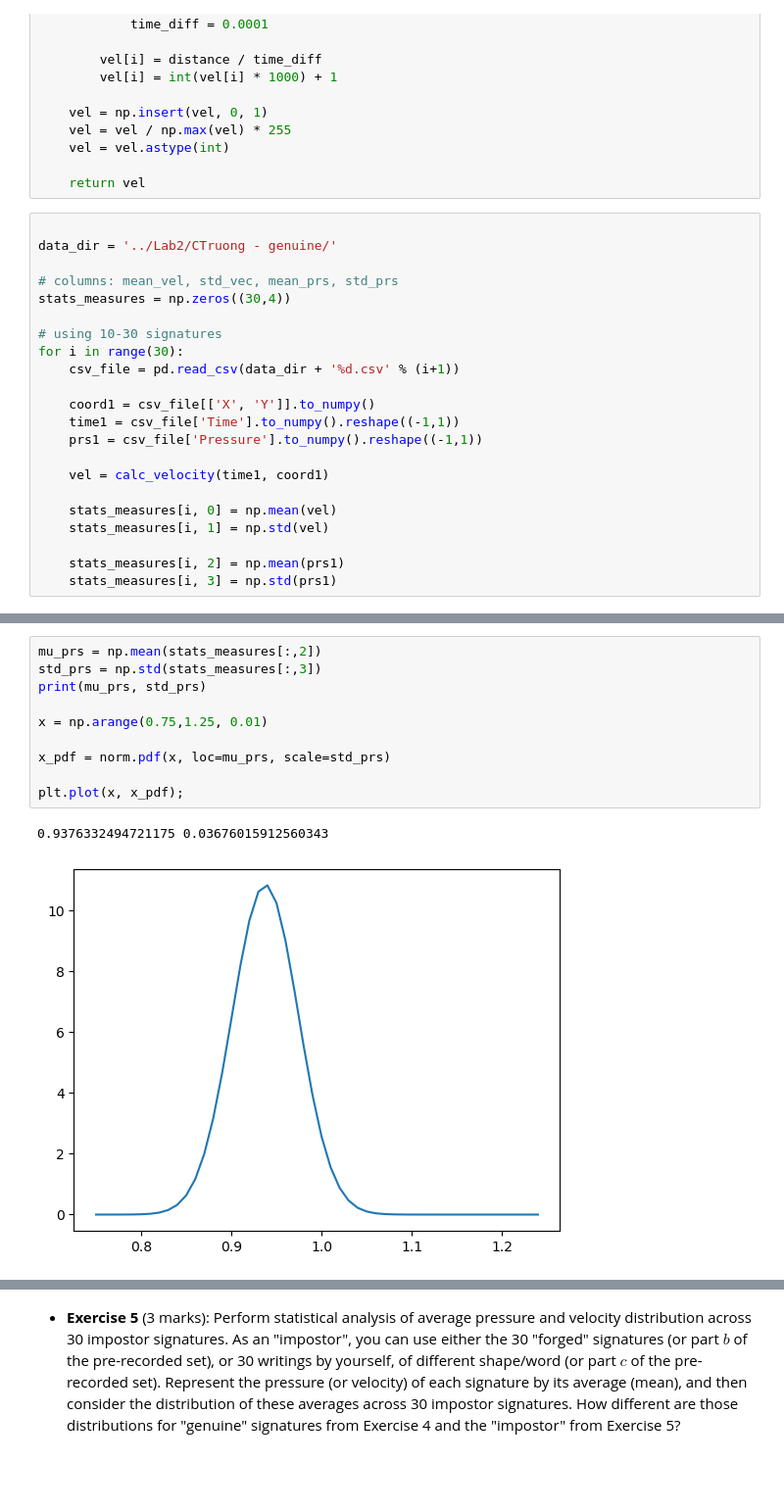
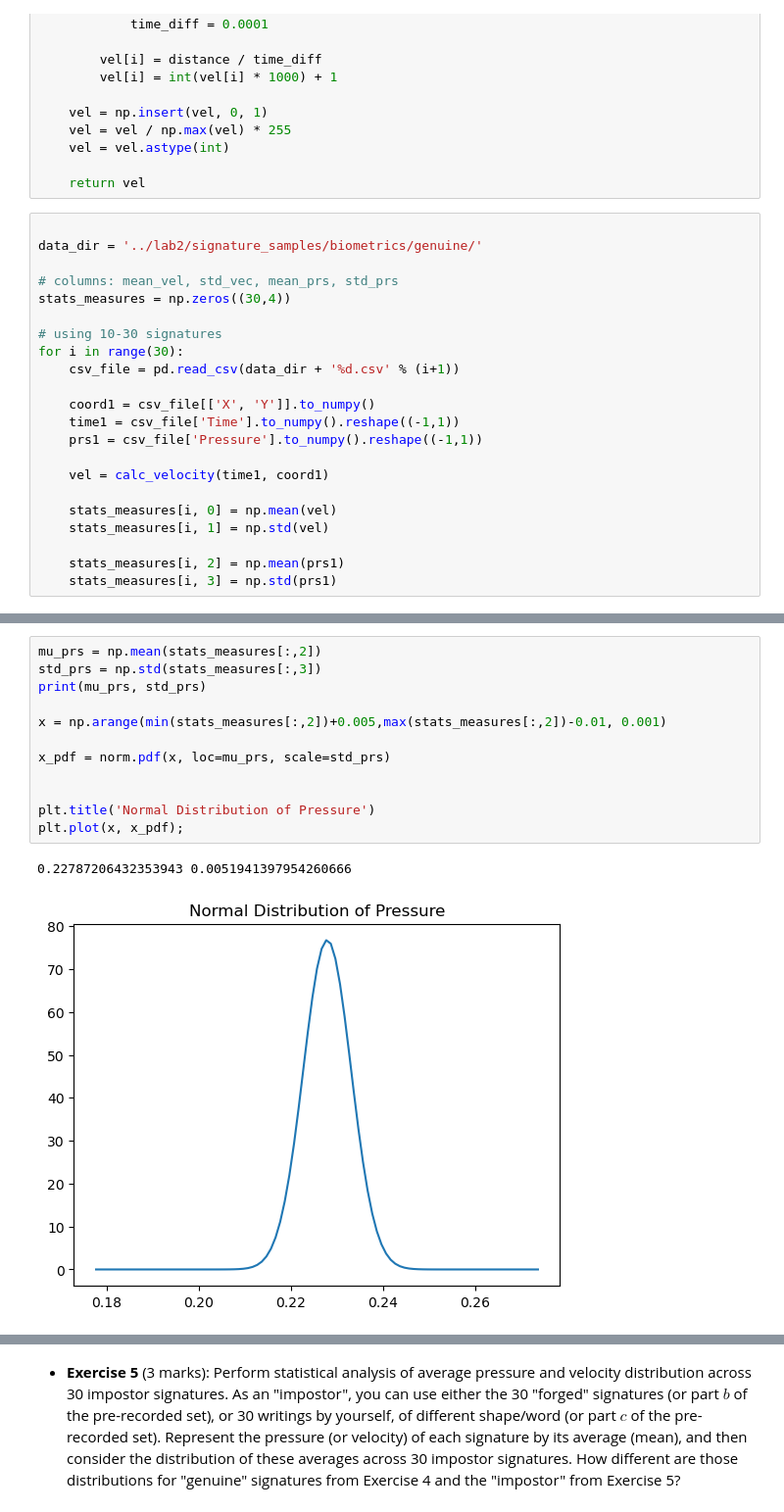
Before and after one commit to xtinatruong/encm509, a Jupyter notebook: Lab2/Lab02_2023W.ipynb, the cells around one changed output, grey strips where cells are left out. Shown at 98% size. Cells and saved outputs as stored; diff of their text form; blank space fills up the shorter version.

```diff
--- a/Lab2/Lab02_2023W.ipynb
+++ b/Lab2/Lab02_2023W.ipynb
@@ -198,7 +196,7 @@ def calc_velocity(time, coords):
     return vel
 # %%
 
-data_dir = '../Lab2/CTruong - genuine/'
+data_dir = '../lab2/signature_samples/biometrics/genuine/'
 
 # columns: mean_vel, std_vec, mean_prs, std_prs
 stats_measures = np.zeros((30,4))
@@ -228,16 +219,18 @@ for i in range(30):
 # %%
 mu_prs = np.mean(stats_measures[:,2])
 std_prs = np.std(stats_measures[:,3])
 print(mu_prs, std_prs)
 
-x = np.arange(0.75,1.25, 0.01)
+x = np.arange(min(stats_measures[:,2])+0.005,max(stats_measures[:,2])-0.01, 0.001)
 
 x_pdf = norm.pdf(x, loc=mu_prs, scale=std_prs)
 
+
+plt.title('Normal Distribution of Pressure')
 plt.plot(x, x_pdf);
 # %% [output]
-0.9376332494721175 0.03676015912560343
+0.22787206432353943 0.0051941397954260666
-[figure, old version]
+[figure, new version]
 # %%
 mu_prs = np.mean(stats_measures[:,0])
 std_prs = np.std(stats_measures[:,1])
```
Also changed, not shown: parts of 14 cells of this notebook.
